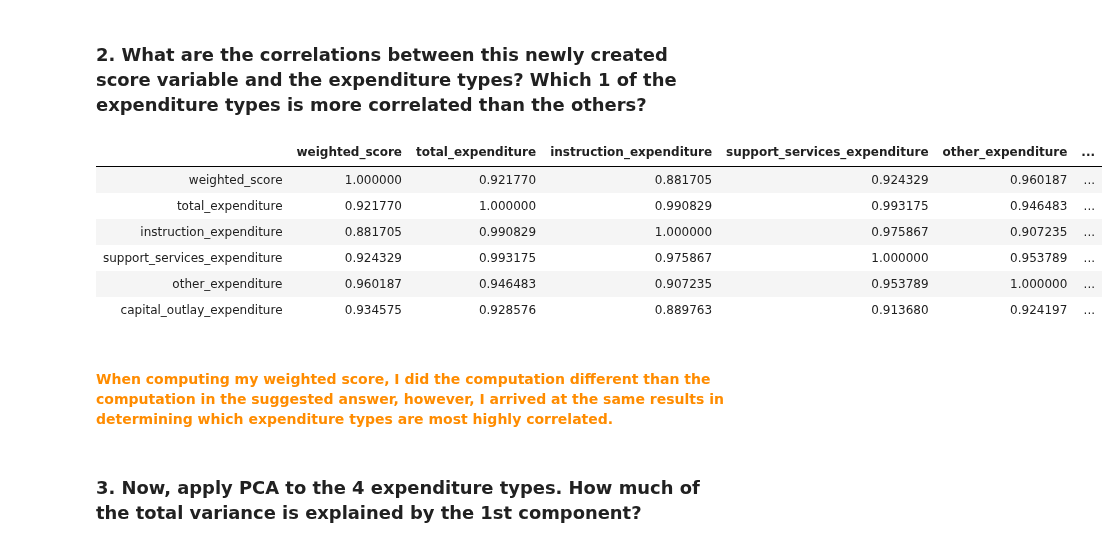
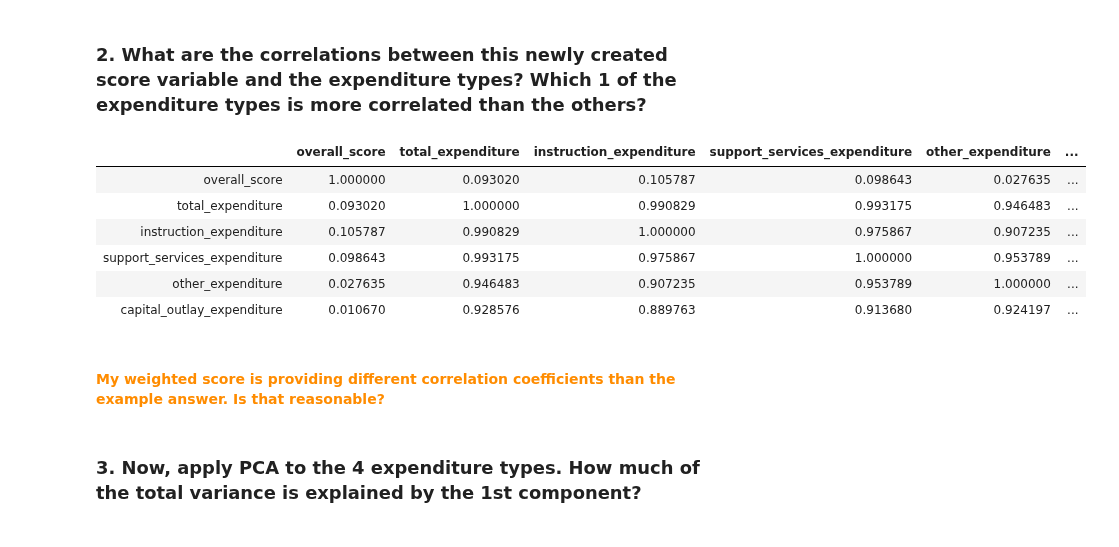
Before and after one commit to mrkjhsn/Thinkful-Exercises, a Jupyter notebook: feature_engineering_2.ipynb, the cells around one changed output. Drawn from its saved outputs; the diff is of its cells as text; code cells hidden in the pictures.

```diff
--- a/feature_engineering_2.ipynb
+++ b/feature_engineering_2.ipynb
@@ -82,10 +82,3 @@ for state in us_edu.state.unique():
 us_edu.dropna(inplace=True)
 # %% [markdown]
 ### 1. Say, we want to understand the relationship between the expenditures of the governments and the students' overall success in the math and reading. Create a new score variable from the weighted averages of all score variables in the datasets. Notice that the number of students in the 4th grade isn't the same as the number of students in the 8th grade. So, you should appropriately weigh the scores!
-# %%
-# aggregate scores for each grade level
-# then multiply by number of students
-# to be able to weight properly
-
-us_edu['weighted_score'] = us_edu.grades_4_g * (us_edu.avg_math_4_score + us_edu.avg_reading_4_score) +\
-                           us_edu.grades_8_g * (us_edu.avg_math_8_score + us_edu.avg_reading_8_score)
@@ -98,3 +85,22 @@ us_edu['weighted_score'] = us_edu.grades_4_g * (us_edu.avg_math_4_score + us_edu
+# %%
+# find mean scores for reading and math for 4th graders
+us_edu["avg_4_all_score"] = us_edu[["avg_math_4_score", "avg_reading_4_score"]].mean(axis=1)
+
+# find mean scores for reading and math for 8th graders
+us_edu["avg_8_all_score"] = us_edu[["avg_math_8_score", "avg_reading_8_score"]].mean(axis=1)
+
+# sum number of students in 4th and 8th grades
+us_edu["total_4_8_grade"] = us_edu[["grades_4_g", "grades_8_g"]].sum(axis=1)
+
+# find percent of 4th graders that make up total mix of 4th and 8th graders
+us_edu["scaled_4_grade"] = us_edu["grades_4_g"] / us_edu["total_4_8_grade"]
+
+# find percent of 8th graders that make up total mix of 4th and 8th graders
+us_edu["scaled_8_grade"] = us_edu["grades_8_g"] / us_edu["total_4_8_grade"]
+
+# compute overall score
+us_edu["overall_score"] = (us_edu["scaled_4_grade"]*us_edu["avg_4_all_score"] +
+                                 us_edu["avg_8_all_score"]*us_edu["scaled_8_grade"])
 # %%
 us_edu.head()
 # %% [output]
@@ -107,19 +113,19 @@ us_edu.head()
 # %% [markdown]
 ### 2. What are the correlations between this newly created score variable and the expenditure types? Which 1 of the expenditure types is more correlated than the others?
 # %%
-us_edu[['weighted_score', 'total_expenditure',
+us_edu[['overall_score', 'total_expenditure',
        'instruction_expenditure', 'support_services_expenditure',
         'other_expenditure', 'capital_outlay_expenditure']].corr()
 # %% [output]
-|  | weighted_score | total_expenditure | instruction_expenditure | support_services_expenditure | other_expenditure | ... |
-| weighted_score | 1.000000 | 0.921770 | 0.881705 | 0.924329 | 0.960187 | ... |
-| total_expenditure | 0.921770 | 1.000000 | 0.990829 | 0.993175 | 0.946483 | ... |
-| instruction_expenditure | 0.881705 | 0.990829 | 1.000000 | 0.975867 | 0.907235 | ... |
-| support_services_expenditure | 0.924329 | 0.993175 | 0.975867 | 1.000000 | 0.953789 | ... |
-| other_expenditure | 0.960187 | 0.946483 | 0.907235 | 0.953789 | 1.000000 | ... |
-| capital_outlay_expenditure | 0.934575 | 0.928576 | 0.889763 | 0.913680 | 0.924197 | ... |
+|  | overall_score | total_expenditure | instruction_expenditure | support_services_expenditure | other_expenditure | ... |
+| overall_score | 1.000000 | 0.093020 | 0.105787 | 0.098643 | 0.027635 | ... |
+| total_expenditure | 0.093020 | 1.000000 | 0.990829 | 0.993175 | 0.946483 | ... |
+| instruction_expenditure | 0.105787 | 0.990829 | 1.000000 | 0.975867 | 0.907235 | ... |
+| support_services_expenditure | 0.098643 | 0.993175 | 0.975867 | 1.000000 | 0.953789 | ... |
+| other_expenditure | 0.027635 | 0.946483 | 0.907235 | 0.953789 | 1.000000 | ... |
+| capital_outlay_expenditure | 0.010670 | 0.928576 | 0.889763 | 0.913680 | 0.924197 | ... |
-# %% [markdown]
-#### <font color=darkorange>When computing my weighted score, I did the computation different than the computation in the suggested answer, however, I arrived at the same results in determining which expenditure types are most highly correlated.</font>
+# %% [markdown]
+#### <font color=darkorange>My weighted score is providing different correlation coefficients than the example answer.  Is that reasonable?</font>
 # %% [markdown]
 ### 3. Now, apply PCA to the 4 expenditure types. How much of the total variance is explained by the 1st component?
 # %%
```
Also changed, not shown: parts of 4 cells of this notebook.
